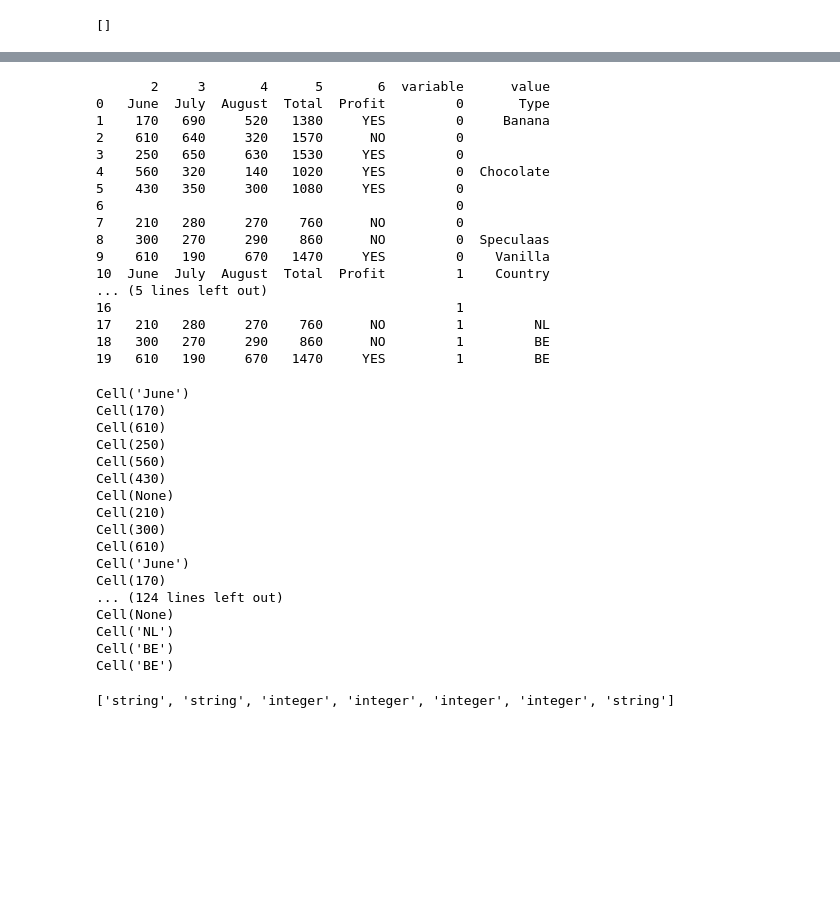
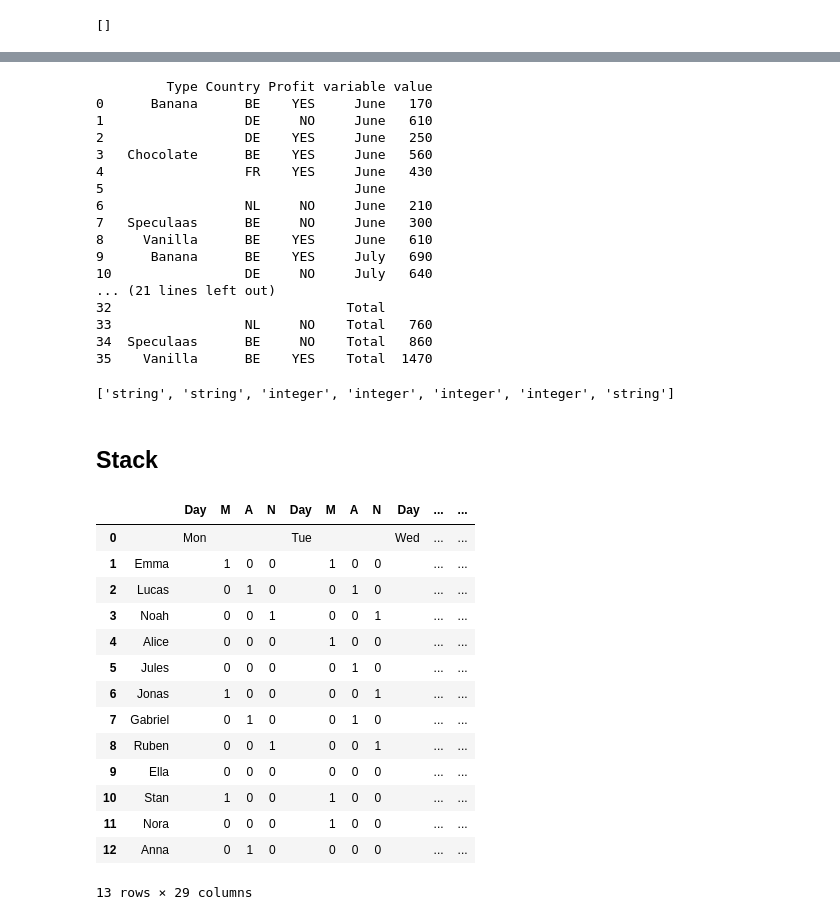
Before and after one commit to PidgeyUsedGust/synthasizer, a Jupyter notebook: notebooks/transformations.ipynb, the cells around one changed output, grey strips where cells are left out. Saved outputs shown, nothing was run; the diff lists cells and outputs as text; code cells hidden in the pictures; blank space fills up the shorter version.

```diff
--- a/notebooks/transformations.ipynb
+++ b/notebooks/transformations.ipynb
@@ -241,47 +290,47 @@ Fold.arguments(icecream_color)
 # %%
-folded = Fold(0, 1)(sales)
+folded = Fold(2, 5)(Header(1)(icecream))
 folded
 # %% [output]
-       2     3       4      5       6  variable      value
-0   June  July  August  Total  Profit         0       Type
-1    170   690     520   1380     YES         0     Banana
-2    610   640     320   1570      NO         0
-3    250   650     630   1530     YES         0
-4    560   320     140   1020     YES         0  Chocolate
-5    430   350     300   1080     YES         0
-6                                             0
-7    210   280     270    760      NO         0
-8    300   270     290    860      NO         0  Speculaas
-9    610   190     670   1470     YES         0    Vanilla
-10  June  July  August  Total  Profit         1    Country
-... (5 lines left out)
-16                                            1
-17   210   280     270    760      NO         1         NL
-18   300   270     290    860      NO         1         BE
-19   610   190     670   1470     YES         1         BE
+         Type Country Profit variable value
+0      Banana      BE    YES     June   170
+1                  DE     NO     June   610
+2                  DE    YES     June   250
+3   Chocolate      BE    YES     June   560
+4                  FR    YES     June   430
+5                                June
+6                  NL     NO     June   210
+7   Speculaas      BE     NO     June   300
+8     Vanilla      BE    YES     June   610
+9      Banana      BE    YES     July   690
+10                 DE     NO     July   640
+... (21 lines left out)
+32                              Total
+33                 NL     NO    Total   760
+34  Speculaas      BE     NO    Total   860
+35    Vanilla      BE    YES    Total  1470
-# %%
-for n in folded.df:
-    for c in folded.df[n]:
-        print(repr(c))
-# %% [output]
-Cell('June')
-Cell(170)
-Cell(610)
-Cell(250)
-Cell(560)
-Cell(430)
-Cell(None)
-Cell(210)
-Cell(300)
-Cell(610)
-Cell('June')
-Cell(170)
-... (124 lines left out)
-Cell(None)
-Cell('NL')
-Cell('BE')
-Cell('BE')
 # %%
 Header(0)(sales).column_types
 # %% [output]
 ['string', 'string', 'integer', 'integer', 'integer', 'integer', 'string']
+# %% [markdown]
+## Stack
+# %%
+nurse_raw = detect(openpyxl.load_workbook("../data/nurse.xlsx")["Sheet1"])[0]
+nurse = Header(1)(nurse_raw)
+nurse.df
+# %% [output]
+|  |  | Day | M | A | N | Day | M | A | N | Day | ... | ... |
+| 0 |  | Mon |  |  |  | Tue |  |  |  | Wed | ... | ... |
+| 1 | Emma |  | 1 | 0 | 0 |  | 1 | 0 | 0 |  | ... | ... |
+| 2 | Lucas |  | 0 | 1 | 0 |  | 0 | 1 | 0 |  | ... | ... |
+| 3 | Noah |  | 0 | 0 | 1 |  | 0 | 0 | 1 |  | ... | ... |
+| 4 | Alice |  | 0 | 0 | 0 |  | 1 | 0 | 0 |  | ... | ... |
+| 5 | Jules |  | 0 | 0 | 0 |  | 0 | 1 | 0 |  | ... | ... |
+| 6 | Jonas |  | 1 | 0 | 0 |  | 0 | 0 | 1 |  | ... | ... |
+| 7 | Gabriel |  | 0 | 1 | 0 |  | 0 | 1 | 0 |  | ... | ... |
+| 8 | Ruben |  | 0 | 0 | 1 |  | 0 | 0 | 1 |  | ... | ... |
+| 9 | Ella |  | 0 | 0 | 0 |  | 0 | 0 | 0 |  | ... | ... |
+| 10 | Stan |  | 1 | 0 | 0 |  | 1 | 0 | 0 |  | ... | ... |
+| 11 | Nora |  | 0 | 0 | 0 |  | 1 | 0 | 0 |  | ... | ... |
+| 12 | Anna |  | 0 | 1 | 0 |  | 0 | 0 | 0 |  | ... | ... |
+13 rows × 29 columns
```
Also changed, not shown: parts of 20 cells of this notebook, 21 other files.
